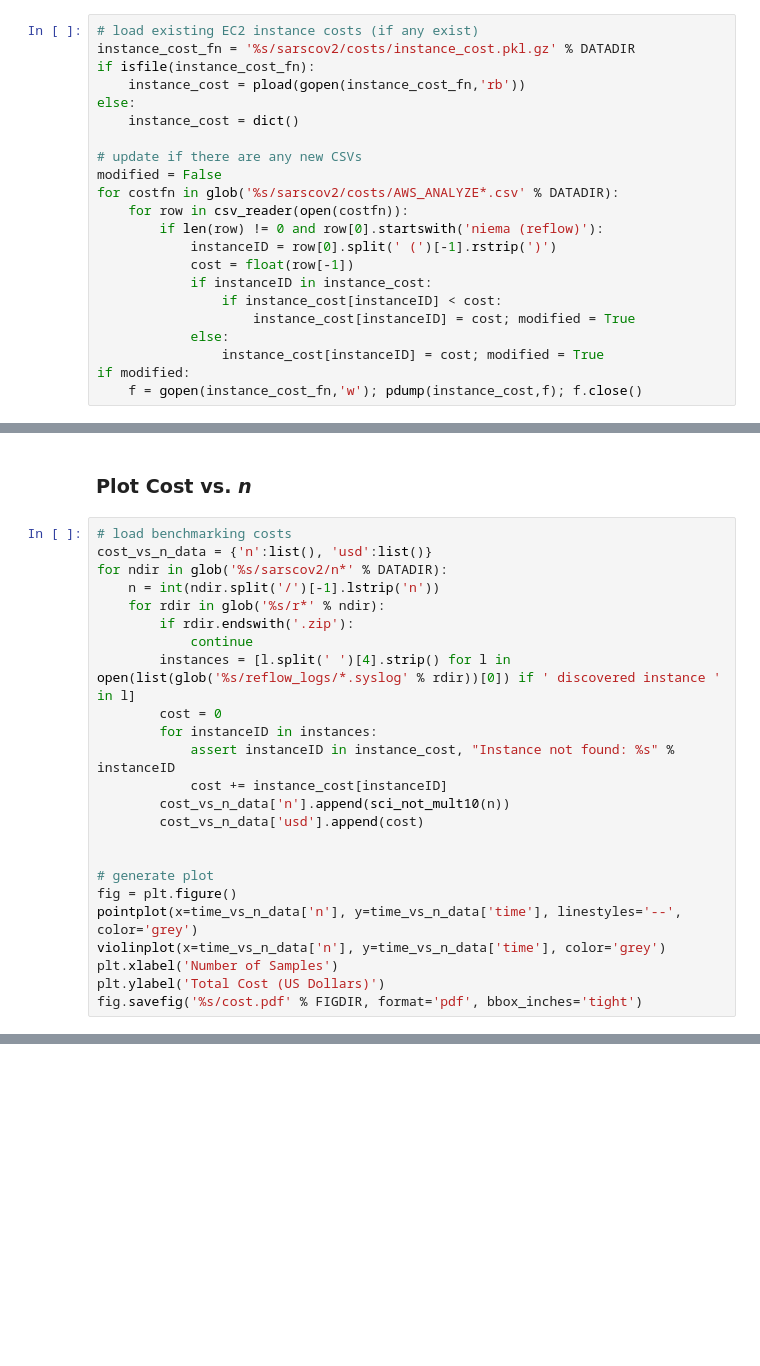
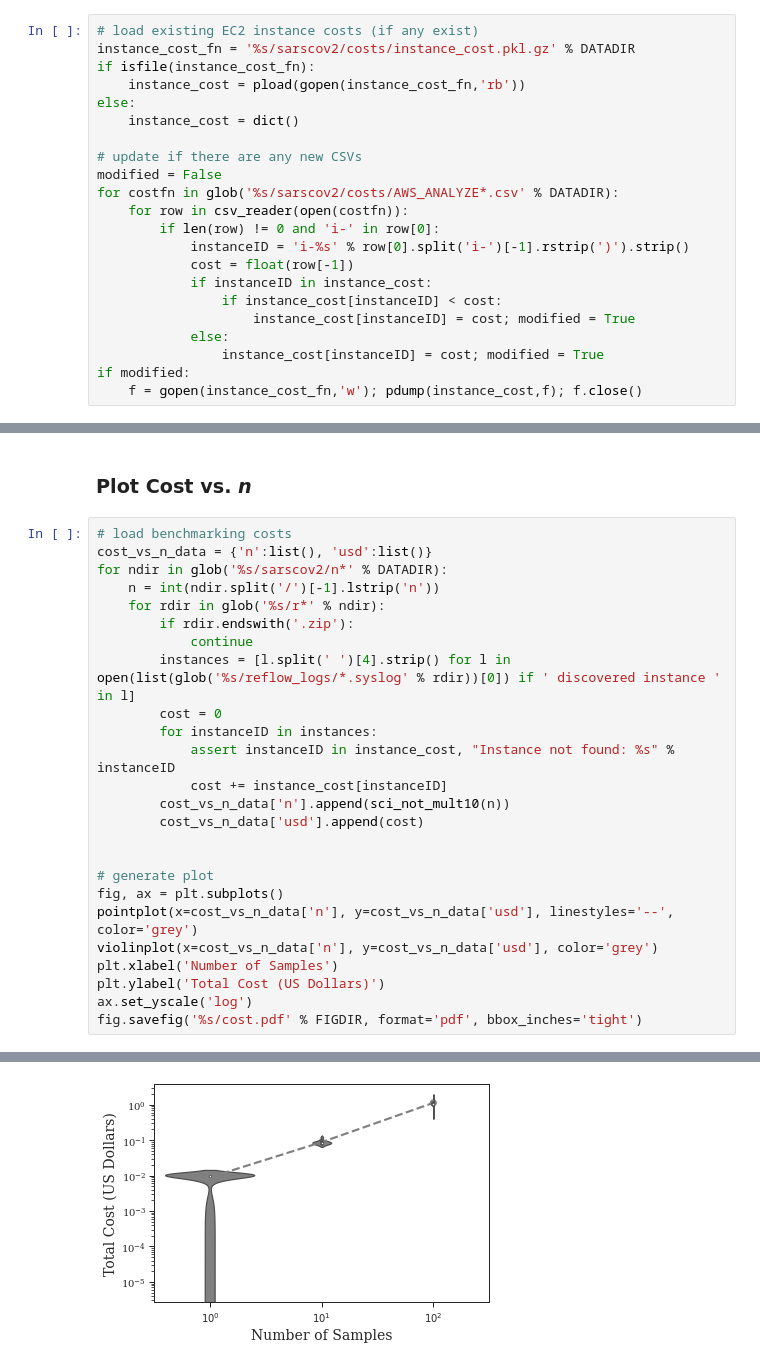
Before and after one commit to niemasd/ViReflow-Paper, a Jupyter notebook: scripts/Figures.ipynb, the cells around one changed output, grey strips where cells are left out. Cells and saved outputs as stored; diff of their text form; blank space fills up the shorter version.

Commit message:
Added cost figure

```diff
--- a/scripts/Figures.ipynb
+++ b/scripts/Figures.ipynb
@@ -32,8 +32,8 @@ else:
 modified = False
 for costfn in glob('%s/sarscov2/costs/AWS_ANALYZE*.csv' % DATADIR):
     for row in csv_reader(open(costfn)):
-        if len(row) != 0 and row[0].startswith('niema (reflow)'):
-            instanceID = row[0].split(' (')[-1].rstrip(')')
+        if len(row) != 0 and 'i-' in row[0]:
+            instanceID = 'i-%s' % row[0].split('i-')[-1].rstrip(')').strip()
             cost = float(row[-1])
             if instanceID in instance_cost:
                 if instance_cost[instanceID] < cost:
@@ -99,10 +99,11 @@ for ndir in glob('%s/sarscov2/n*' % DATADIR):
 
 
 # generate plot
-fig = plt.figure()
-pointplot(x=time_vs_n_data['n'], y=time_vs_n_data['time'], linestyles='--', color='grey')
-violinplot(x=time_vs_n_data['n'], y=time_vs_n_data['time'], color='grey')
+fig, ax = plt.subplots()
+pointplot(x=cost_vs_n_data['n'], y=cost_vs_n_data['usd'], linestyles='--', color='grey')
+violinplot(x=cost_vs_n_data['n'], y=cost_vs_n_data['usd'], color='grey')
 plt.xlabel('Number of Samples')
 plt.ylabel('Total Cost (US Dollars)')
+ax.set_yscale('log')
 fig.savefig('%s/cost.pdf' % FIGDIR, format='pdf', bbox_inches='tight')
 # %% [output]
@@ -109,0 +110 @@ AssertionError: Instance not found: i-0c18963886f17d3b4
+[figure, added]
```
Also changed, not shown: parts of 2 cells of this notebook, 3 other files.
